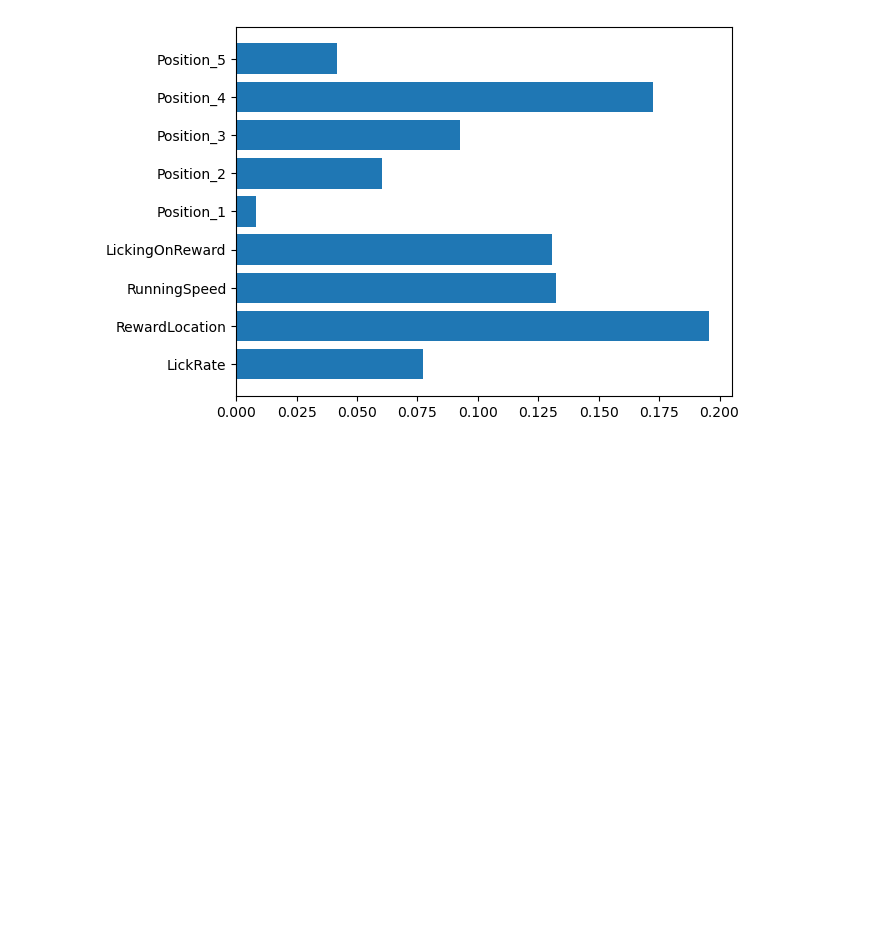
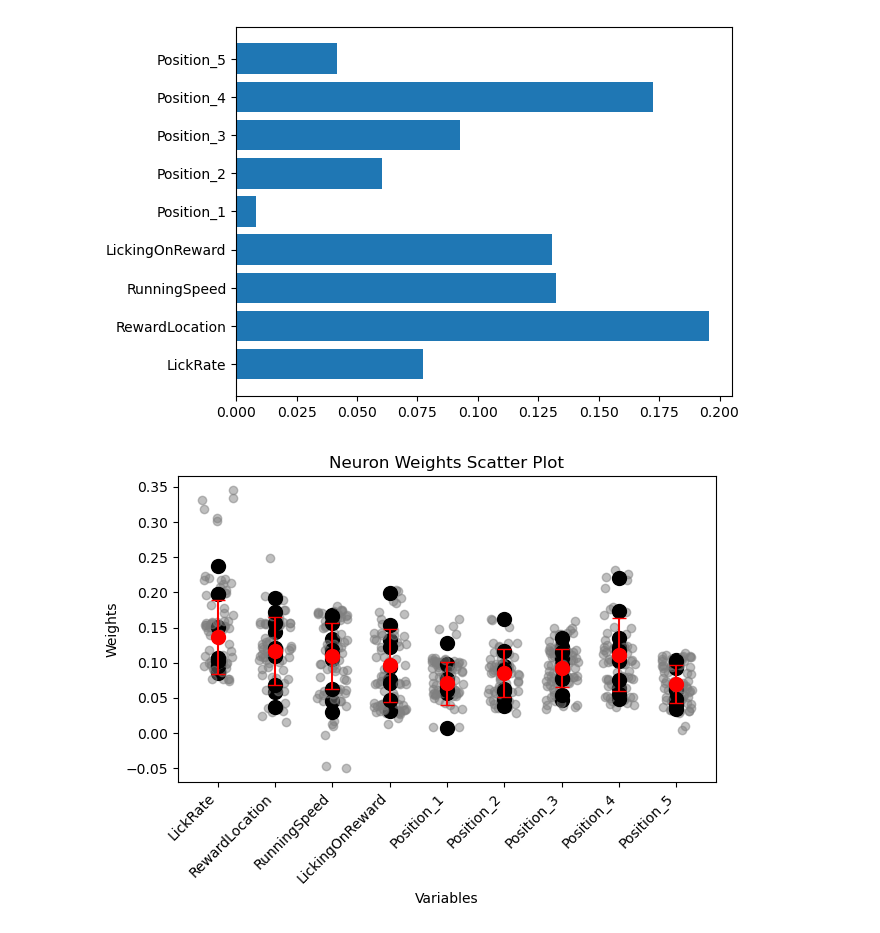
Before and after one commit to Milstein-Lab/CA1-interneuron-GLM, a Jupyter notebook: GLM_analysis.ipynb, the cells around one changed output. Cells and saved outputs as stored; diff of their text form; code cells hidden in the pictures; blank space fills up the shorter version.

Commit message:
added scatter plot of all variables' weights

```diff
--- a/GLM_analysis.ipynb
+++ b/GLM_analysis.ipynb
@@ -99,3 +128,60 @@ plt.barh(variable_list[1:], GLM_params['animal_4'][neuron_nr]['weights'])
 # %% [output]
 <BarContainer object of 9 artists>
 [figure]
+# %%
+
+
+# variable_list = ['LickRate', 'RewardLocation', 'RunningSpeed', 'LickingOnReward',
+#                  'Position_1', 'Position_2', 'Position_3', 'Position_4', 'Position_5']
+
+animal_averages = []
+# animal_sems = []
+animal_stds = []
+
+jitter_strength = 0.28
+
+for animal_key in GLM_params:
+    neuron_weights = []
+    for neuron_nr in range(len(GLM_params[animal_key])):
+        neuron_weights.append(GLM_params[animal_key][neuron_nr]['weights'])
+
+        jittered_x = np.arange(len(variable_list[1:])) + np.random.uniform(-jitter_strength, jitter_strength, len(variable_list[1:]))
+
+        # plotting neurons in grey
+        plt.scatter(jittered_x, GLM_params[animal_key][neuron_nr]['weights'], color='grey', alpha=0.5)
+
+    neuron_weights = np.array(neuron_weights)
+
+    mean_weights = np.mean(neuron_weights, axis=0)
+#     sem_weights = np.std(neuron_weights, axis=0) / np.sqrt(neuron_weights.shape[0])
+    std_weights = np.std(neuron_weights, axis=0)  # Use standard deviation
+
+    animal_averages.append(mean_weights)
+#     animal_sems.append(sem_weights)
+    animal_stds.append(std_weights)
+
+    # animal mean = black dot
+    plt.scatter(range(len(variable_list[1:])), mean_weights, color='black', label=f'Animal {animal_key}', s=100)
+
+animal_averages = np.array(animal_averages)
+# animal_sems = np.array(animal_sems)
+animal_stds = np.array(animal_stds)
+
+
+global_mean = np.mean(animal_averages, axis=0)
+global_std = np.std(animal_averages, axis=0)
+# global_sem = np.sqrt(np.sum(animal_sems**2, axis=0)) / len(animal_sems)
+
+plt.errorbar(range(len(variable_list[1:])), global_mean, yerr=global_std, fmt='o', color='red', ecolor='red',
+             capsize=5, label='Average of all animals', markersize=10)
+
+plt.xticks(range(len(variable_list[1:])), variable_list[1:], rotation=45, ha='right')
+plt.xlabel('Variables')
+plt.ylabel('Weights')
+plt.title('Neuron Weights Scatter Plot')
+
+
+plt.tight_layout()
+plt.show()
+# %% [output]
+[figure, added]
```
Also changed, not shown: parts of 2 cells of this notebook.
